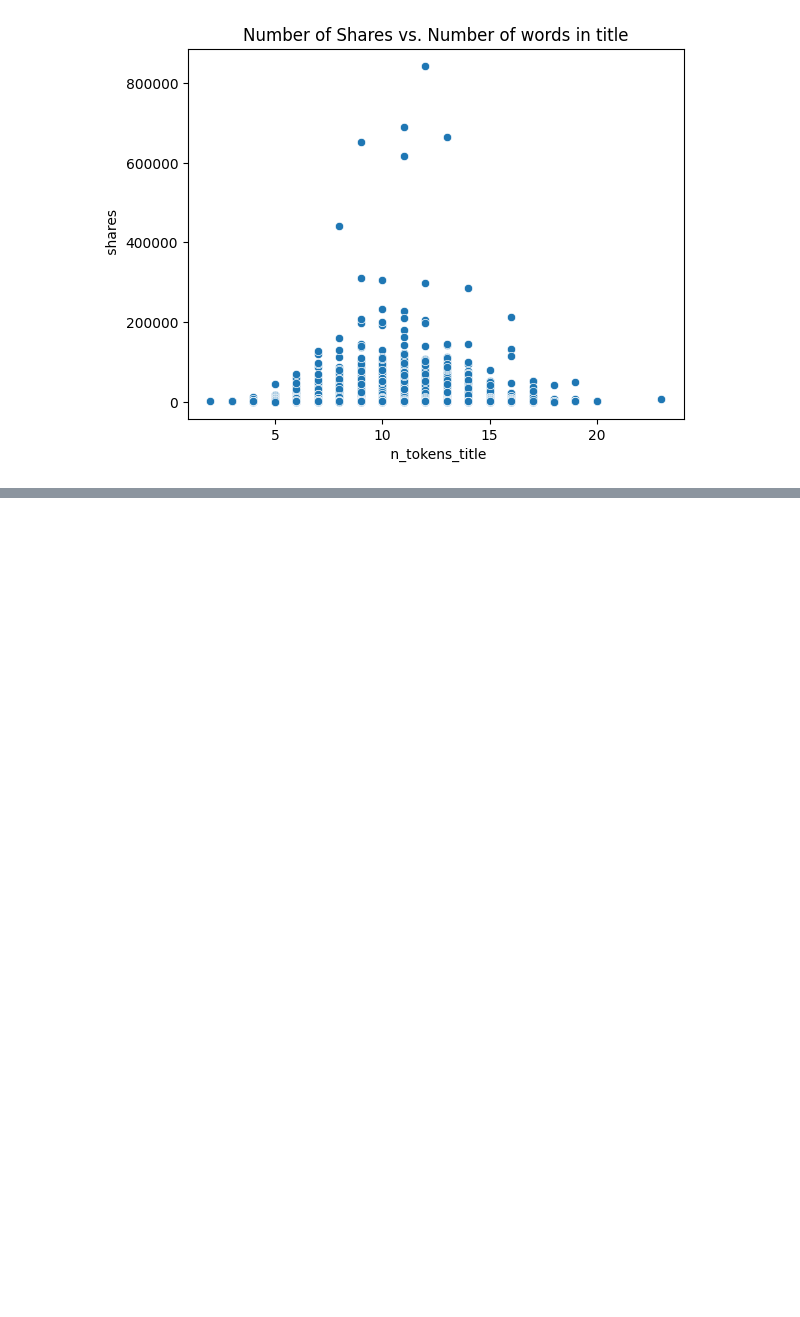
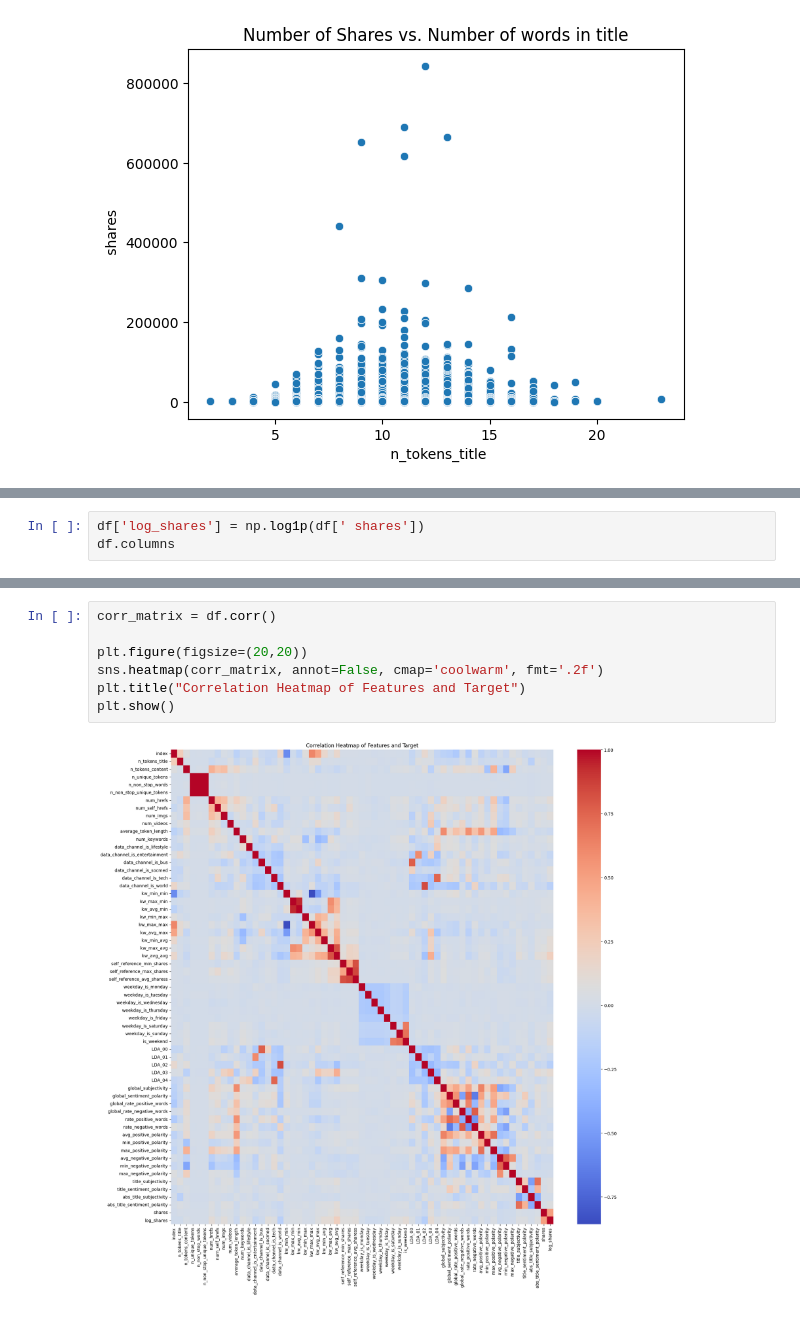
Before and after one commit to suehuynh/news-promotion-lp, a Jupyter notebook: notebooks/01_eda.ipynb, the cells around one changed output, grey strips where cells are left out. Saved outputs shown, nothing was run; the diff lists cells and outputs as text; blank space fills up the shorter version.

```diff
--- a/notebooks/01_eda.ipynb
+++ b/notebooks/01_eda.ipynb
@@ -142,0 +160,3 @@ Text(0.5, 1.0, 'Number of Shares vs. Number of words in title')
+# %%
+df['log_shares'] = np.log1p(df[' shares'])
+df.columns
@@ -142,0 +181,9 @@ Text(0.5, 1.0, 'Number of Shares vs. Number of words in title')
+# %%
+corr_matrix = df.corr()
+
+plt.figure(figsize=(20,20))
+sns.heatmap(corr_matrix, annot=False, cmap='coolwarm', fmt='.2f')
+plt.title("Correlation Heatmap of Features and Target")
+plt.show()
+# %% [output]
+[figure, added]
```
Also changed, not shown: parts of 10 cells of this notebook, 13 other files.
